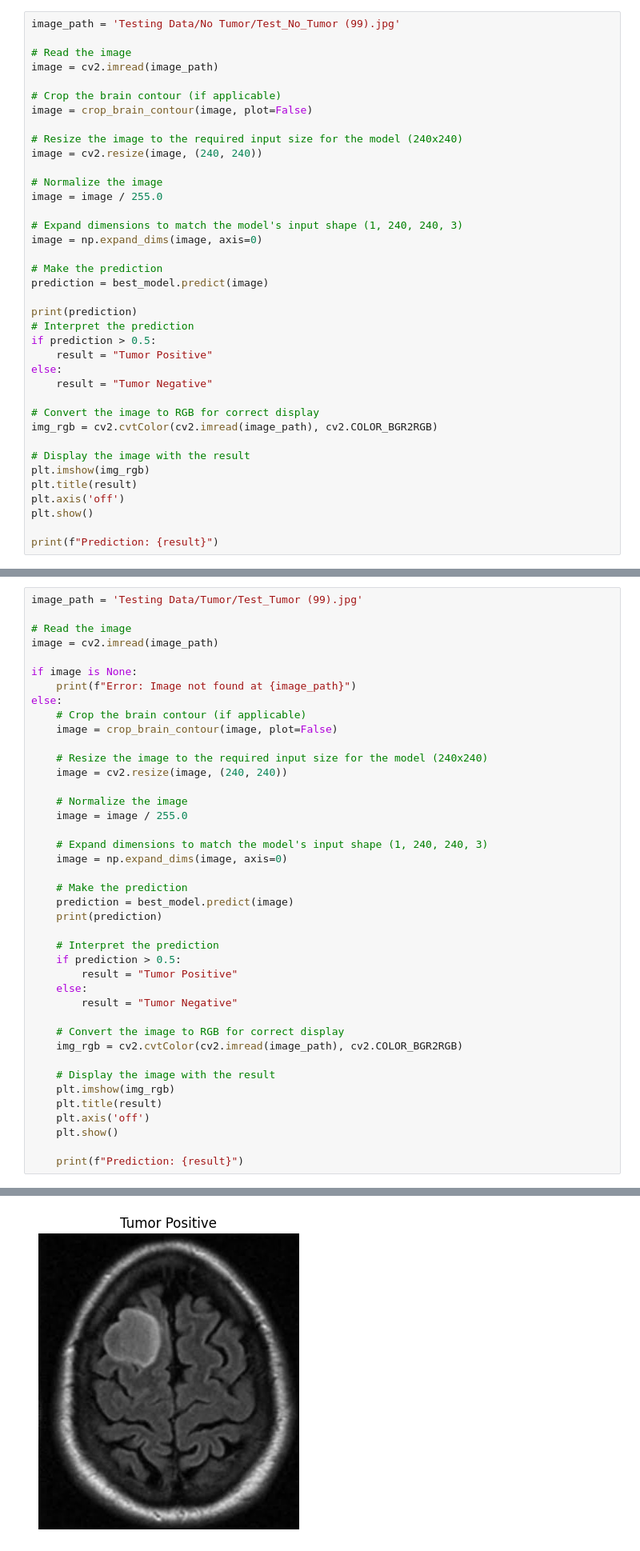
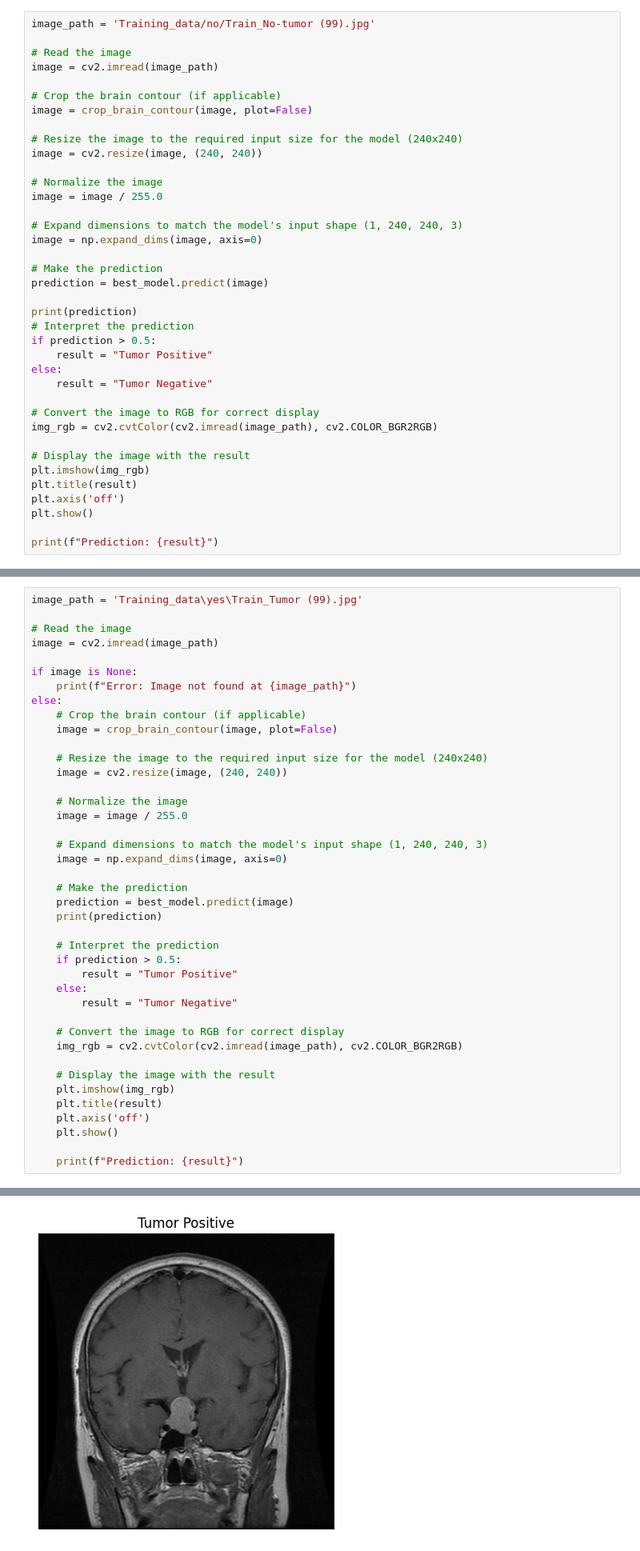
Before and after one commit to Nasirullahbaig1/Brain_Tumor_Detection, a Jupyter notebook: main.ipynb, the cells around one changed output, grey strips where cells are left out. Shown at 80% size. Cells and saved outputs as stored; diff of their text form.

```diff
--- a/main.ipynb
+++ b/main.ipynb
@@ -531,5 +538,5 @@ Percentage of negative examples: 46.05263157894737%, number of neg examples: 140
 # %%
-image_path = 'Testing Data/No Tumor/Test_No_Tumor (99).jpg'
+image_path = 'Training_data/no/Train_No-tumor (99).jpg'
 
 # Read the image
 image = cv2.imread(image_path)
@@ -573,6 +580,6 @@ print(f"Prediction: {result}")
 Prediction: Tumor Negative
 # %%
-image_path = 'Testing Data/Tumor/Test_Tumor (99).jpg'
+image_path = 'Training_data\yes\Train_Tumor (99).jpg'
 
 # Read the image
 image = cv2.imread(image_path)
@@ -618,4 +625,4 @@ else:
-[figure, old version]
+[figure, new version]
 Prediction: Tumor Positive
 # %%
 from flask import Flask, request, render_template, redirect, url_for
```
Also changed, not shown: parts of 16 cells of this notebook, 5 other files.
